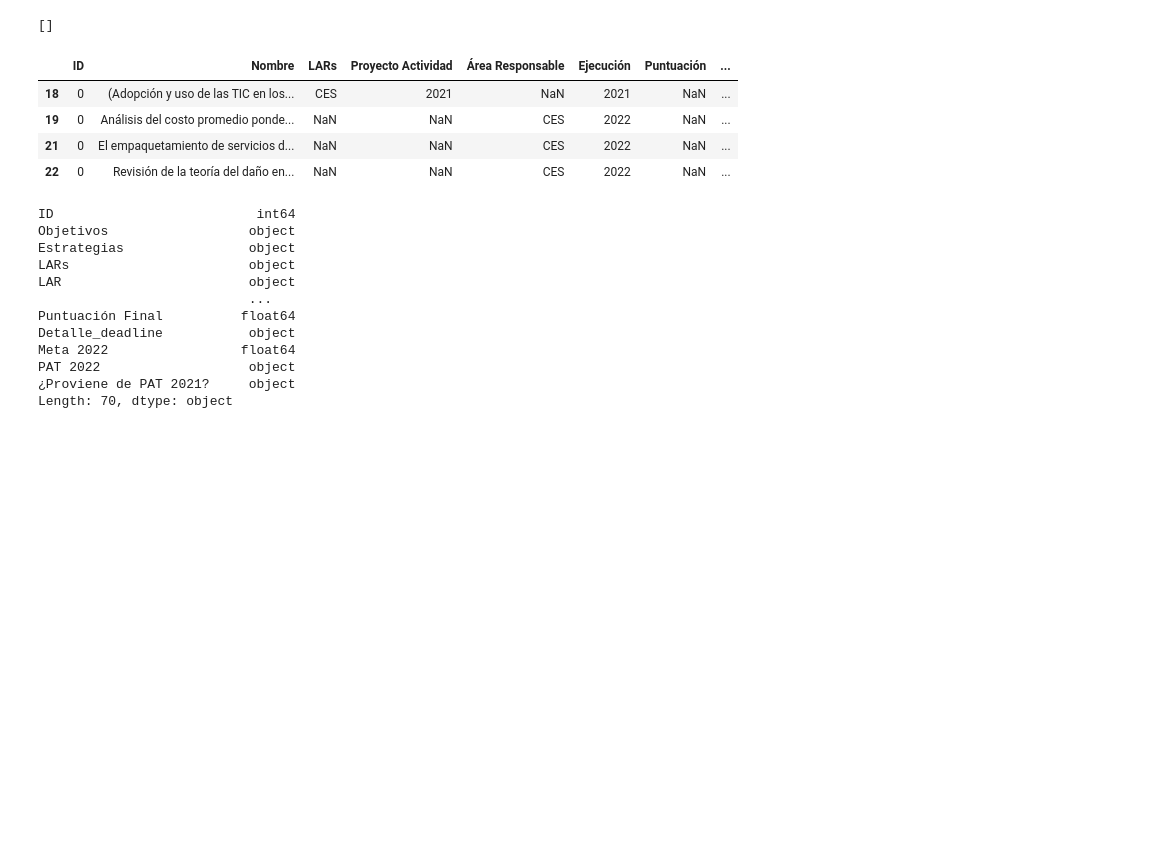
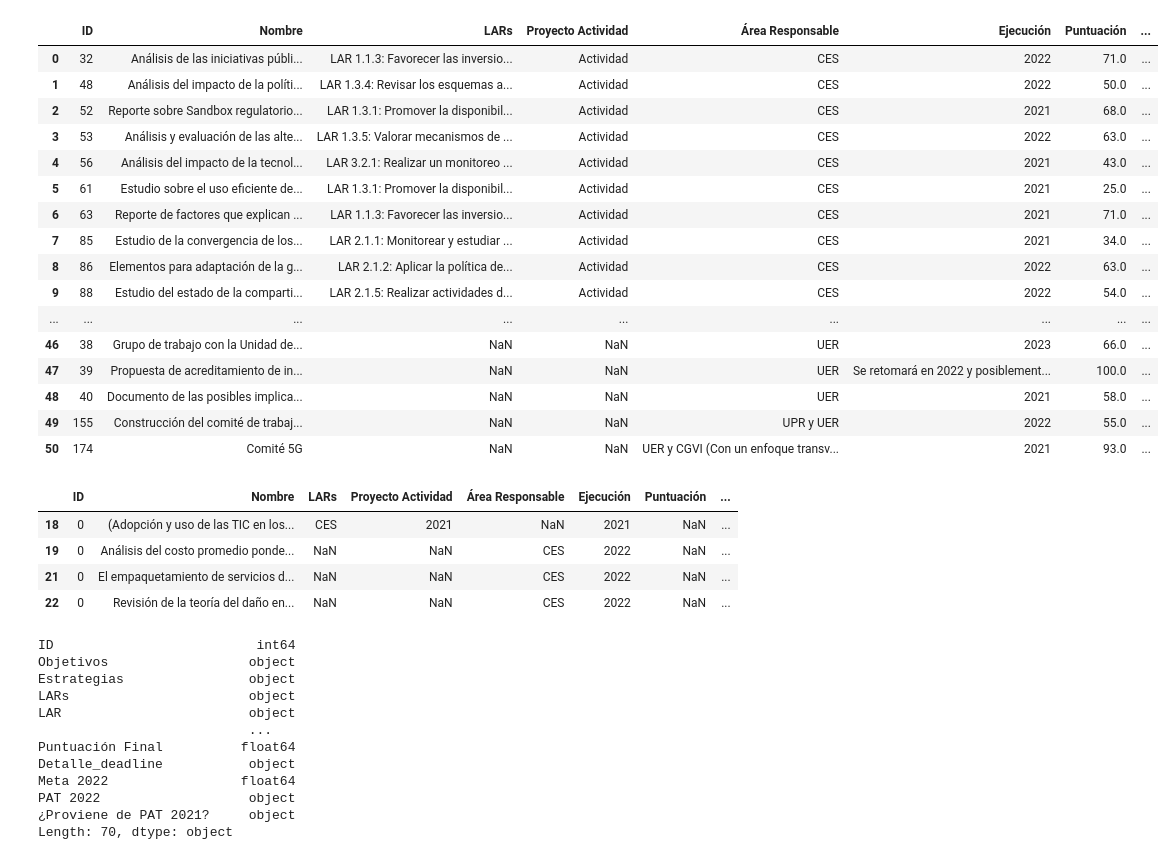
Before and after one commit to RodGuarneros/RoadMapTelecommAuthority, a Jupyter notebook: March_2022_update.ipynb, the cells around one changed output. Drawn from its saved outputs; the diff is of its cells as text; code cells hidden in the pictures; blank space fills up the shorter version.

Commit message:
Getting report4

```diff
--- a/March_2022_update.ipynb
+++ b/March_2022_update.ipynb
@@ -10,24 +29,15 @@ import glob as gb
 
 # use glob to get all the csv files
 # in the folder
-path = 'D:\Users\rodrigo.guarneros\Documents\2021\Hoja de Ruta\NubeDeProyectos\Comentarios de los Comisionados\marzo2022\Datos_areas'
-csv_files = gb.glob(os.path.join(path, "*.csv"))
 
+path = r'D:/Users/rodrigo.guarneros/Documents/2021/Hoja de Ruta/NubeDeProyectos/Comentarios de los Comisionados/marzo2022/RoadMapTelecommAuthority/Datos_area'
+# use your path
+all_files = gb.glob(path + "/*.csv")
 
-# loop over the list of csv files
-list=[]
+li = []
 
-for f in csv_files:
+for filename in all_files:
+    df = pd.read_csv(filename, index_col=None, header=0, encoding='Latin1')
+    li.append(df)
 
-    # read the csv file
-    df = pd.read_csv(f, encoding="Latin1")
-    list.append(df)
-
-    # print the location and filename
-    print('Location:', f)
-    print('File Name:', f.split("\\")[-1])
-
-    # print the content
-    print('Content:')
-    display(df)
-    print()
+frame = pd.concat(li, axis=0, ignore_index=True)
@@ -36,7 +44,23 @@ SyntaxError: (unicode error) 'unicodeescape' codec can't decode bytes in positio
-# %%
-li
-# %% [output]
-[]
+# %%
+frame
+# %% [output]
+|  | ID | Nombre | LARs | Proyecto Actividad | Área Responsable | Ejecución | Puntuación | ... |
+| 0 | 32 | Análisis de las iniciativas públi... | LAR 1.1.3: Favorecer las inversio... | Actividad | CES | 2022 | 71.0 | ... |
+| 1 | 48 | Análisis del impacto de la políti... | LAR 1.3.4: Revisar los esquemas a... | Actividad | CES | 2022 | 50.0 | ... |
+| 2 | 52 | Reporte sobre Sandbox regulatorio... | LAR 1.3.1: Promover la disponibil... | Actividad | CES | 2021 | 68.0 | ... |
+| 3 | 53 | Análisis y evaluación de las alte... | LAR 1.3.5: Valorar mecanismos de ... | Actividad | CES | 2022 | 63.0 | ... |
+| 4 | 56 | Análisis del impacto de la tecnol... | LAR 3.2.1: Realizar un monitoreo ... | Actividad | CES | 2021 | 43.0 | ... |
+| 5 | 61 | Estudio sobre el uso eficiente de... | LAR 1.3.1: Promover la disponibil... | Actividad | CES | 2021 | 25.0 | ... |
+| 6 | 63 | Reporte de factores que explican ... | LAR 1.1.3: Favorecer las inversio... | Actividad | CES | 2021 | 71.0 | ... |
+| 7 | 85 | Estudio de la convergencia de los... | LAR 2.1.1: Monitorear y estudiar ... | Actividad | CES | 2021 | 34.0 | ... |
+| 8 | 86 | Elementos para adaptación de la g... | LAR 2.1.2: Aplicar la política de... | Actividad | CES | 2022 | 63.0 | ... |
+| 9 | 88 | Estudio del estado de la comparti... | LAR 2.1.5: Realizar actividades d... | Actividad | CES | 2022 | 54.0 | ... |
+| ... | ... | ... | ... | ... | ... | ... | ... | ... |
+| 46 | 38 | Grupo de trabajo con la Unidad de... | NaN | NaN | UER | 2023 | 66.0 | ... |
+| 47 | 39 | Propuesta de acreditamiento de in... | NaN | NaN | UER | Se retomará en 2022 y posiblement... | 100.0 | ... |
+| 48 | 40 | Documento de las posibles implica... | NaN | NaN | UER | 2021 | 58.0 | ... |
+| 49 | 155 | Construcción del comité de trabaj... | NaN | NaN | UPR y UER | 2022 | 55.0 | ... |
+| 50 | 174 | Comité 5G | NaN | NaN | UER y CGVI (Con un enfoque transv... | 2021 | 93.0 | ... |
 # %%
 # Obteniendo las actividades o proyectos nuevos index=0 de origen
 ces_nuevos=ces[ces['ID']==0]
```
Also changed, not shown: parts of 2 cells of this notebook, 7 other files.
